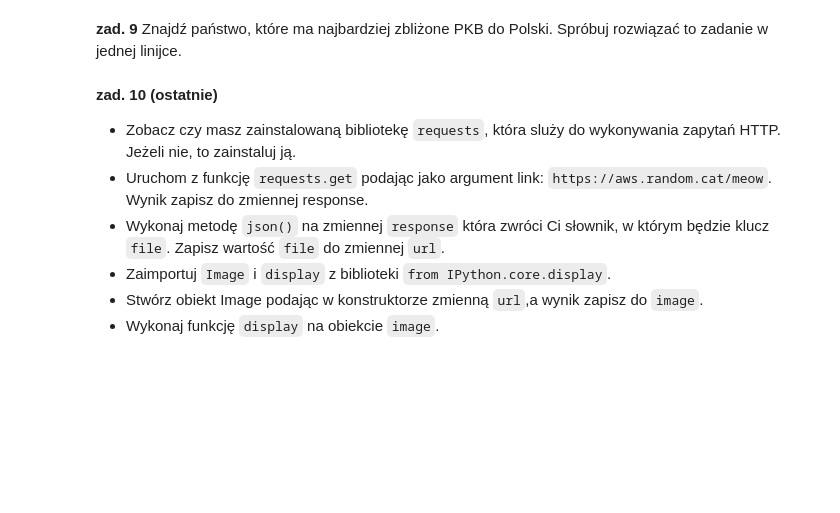
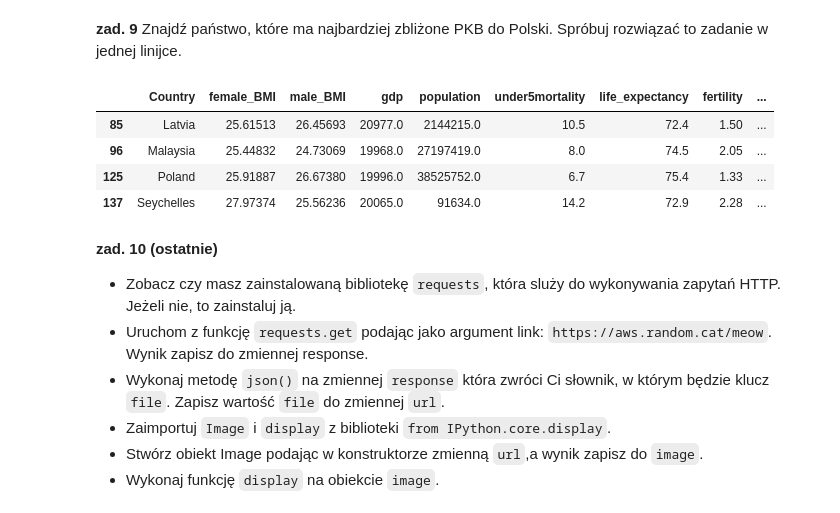
Before and after one commit to Cloudy17g35/python-2021-2022, a Jupyter notebook: homework_2/homework.ipynb, the cells around one changed output. Saved outputs shown, nothing was run; the diff lists cells and outputs as text; code cells hidden in the pictures; blank space fills up the shorter version.

```diff
--- a/homework_2/homework.ipynb
+++ b/homework_2/homework.ipynb
@@ -168,6 +166,17 @@ data[(data['continent_name'] == 'Europe') & (data['life_expectancy'] >= 80)]
 | 151 | Switzerland | 24.07242 | 26.20195 | 55020.0 | 7646542.0 | 4.7 | 82.0 | 1.47 | ... |
 # %% [markdown]
 **zad. 9** Znajdź państwo, które ma najbardziej zbliżone PKB do Polski. Spróbuj rozwiązać to zadanie w jednej linijce.
+# %%
+gdp_poland = data.loc[data['Country'] == 'Poland', 'gdp'].values[0]
+
+threshold: int = 1000 # I assumed this threshold
+data[data['gdp'].between(gdp_poland - 1000, gdp_poland + 1000)] # chosing values between polish gdp minus 1000 and polis gdp plus 1000
+# %% [output]
+|  | Country | female_BMI | male_BMI | gdp | population | under5mortality | life_expectancy | fertility | ... |
+| 85 | Latvia | 25.61513 | 26.45693 | 20977.0 | 2144215.0 | 10.5 | 72.4 | 1.50 | ... |
+| 96 | Malaysia | 25.44832 | 24.73069 | 19968.0 | 27197419.0 | 8.0 | 74.5 | 2.05 | ... |
+| 125 | Poland | 25.91887 | 26.67380 | 19996.0 | 38525752.0 | 6.7 | 75.4 | 1.33 | ... |
+| 137 | Seychelles | 27.97374 | 25.56236 | 20065.0 | 91634.0 | 14.2 | 72.9 | 2.28 | ... |
 # %% [markdown]
 **zad. 10 (ostatnie)**
  * Zobacz czy masz zainstalowaną bibliotekę `requests`, która sluży do wykonywania zapytań HTTP. Jeżeli nie, to zainstaluj ją.
```
Also changed, not shown: parts of 10 cells of this notebook.
